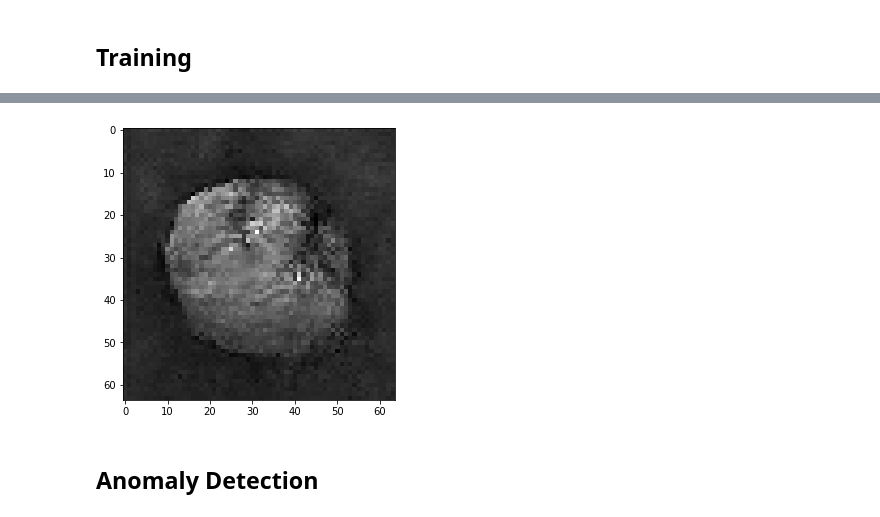
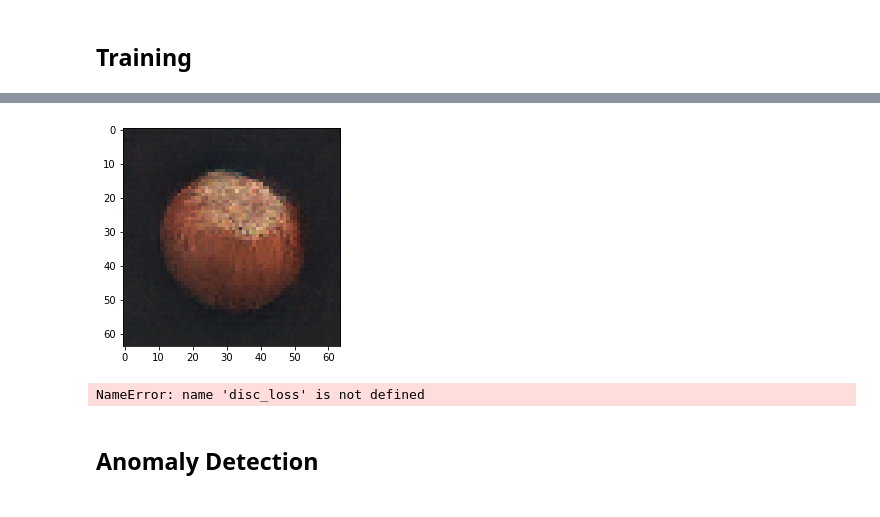
Before and after one commit to Pippo7x/AnoGAN-Keras, a Jupyter notebook: AnoGAN.ipynb, the cells around one changed output, grey strips where cells are left out. Drawn from its saved outputs; the diff is of its cells as text; code cells hidden in the pictures.

```diff
--- a/AnoGAN.ipynb
+++ b/AnoGAN.ipynb
@@ -14,11 +11,16 @@ from tensorflow.keras.layers import Conv2D, LeakyReLU, Flatten, Dense, Reshape,
 %matplotlib inline
 # %%
-EPOCHS = 50
+EPOCHS = 1000
 NOISE_DIM = 100
 
 IMAGE_SIZE = (64, 64)
-CHANNELS = 1
+CHANNELS = 3
 IMAGE_SHAPE = IMAGE_SIZE + tuple([CHANNELS])
+
+if CHANNELS == 1:
+    color_mode = "grayscale"
+else:
+    color_mode = "rgb"
 # %% [markdown]
 ## Dataset
 # %%
@@ -27,12 +29,12 @@ TEST_PATH = r"C:\Users\filip\Desktop\Universita\Laboratorio di Intelligenza Arti
 
 training_set = tf.keras.utils.image_dataset_from_directory(TRAIN_PATH,
                                                            image_size = IMAGE_SIZE,
-                                                           color_mode = "grayscale",
+                                                           color_mode = color_mode,
                                                            batch_size = None,
                                                            shuffle = False)
 test_set = tf.keras.utils.image_dataset_from_directory(TEST_PATH,
                                                        image_size = IMAGE_SIZE,
-                                                       color_mode = "grayscale",
+                                                       color_mode = color_mode,
                                                        batch_size = None,
                                                        shuffle = False)
 # %% [output]
@@ -71,5 +69,4 @@ tf.Tensor([[0.00017599]], shape=(1, 1), dtype=float32)
 # %% [markdown]
 ## Training
 # %%
-gan.restore()
-disc_loss, gen_loss = gan.train(normalized_training_set, EPOCHS*5)
+disc_loss, gen_loss = gan.train(normalized_training_set, EPOCHS)
@@ -76,18 +76,18 @@ disc_loss, gen_loss = gan.train(normalized_training_set, EPOCHS*5)
 # %%
 gan.restore()
 # %%
-plt.figure(figsize = (5, 5))
-
 generated_image = gan.generator(tf.random.normal([1, NOISE_DIM]))
 generated_image = np.array(generated_image[0] * 127.5 + 127.5, np.int32)
 plt.imshow(generated_image, cmap="gray")
 plt.show()
 # %% [output]
-[figure, old version]
+[figure, new version]
 # %%
-plt.plot(disc_loss)
-plt.plot(gen_loss)
+plt.plot(disc_loss, label = "d_loss")
+plt.plot(gen_loss, label = "g_loss")
 plt.show()
+# %% [output]
+NameError: name 'disc_loss' is not defined
 # %% [markdown]
 ## Anomaly Detection
 # %%
```
Also changed, not shown: parts of 17 cells of this notebook, 5 other files.
